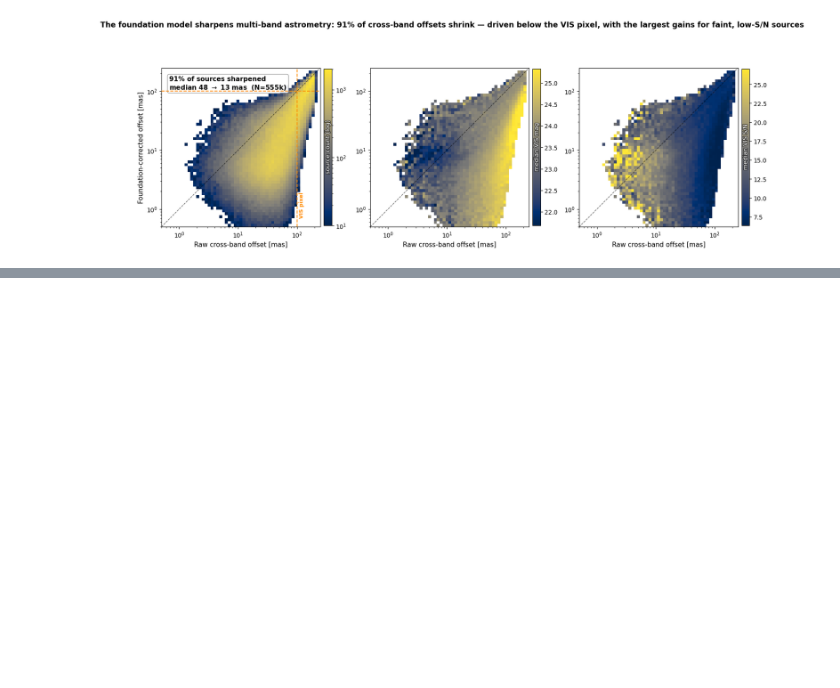
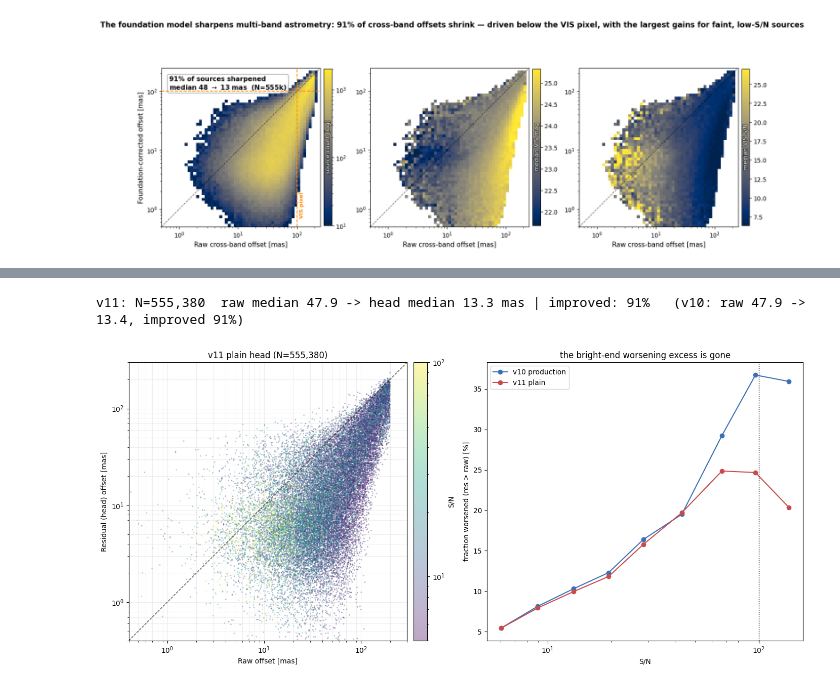
Before and after one commit to xoubish/JAISP, a Jupyter notebook: io/18_astrometry_raw_vs_residual.ipynb, the cells around one changed output, grey strips where cells are left out. Saved outputs shown, nothing was run; the diff lists cells and outputs as text; code cells hidden in the pictures; blank space fills up the shorter version.

Commit message:
astrometry with no issue

```diff
--- a/io/18_astrometry_raw_vs_residual.ipynb
+++ b/io/18_astrometry_raw_vs_residual.ipynb
@@ -186,0 +194,48 @@ saved io/_nb09_outputs/astrom_hist2d_compact.png
+# %%
+# ============ V11 ADDENDUM (2026-08-24) ============
+# Same raw-vs-residual view on the v11 archive (clamp-fixed foundation + plain retrained head,
+# io/23 final sections). Left: the v11 scatter — note the above-1:1 cloud at high S/N is gone.
+# Right: fraction worsened (res>raw) vs S/N for both archives; the v10 bright-end excess vanishes.
+CACHE11 = REPO/'models/checkpoints/latent_position_v11_q1_plain/anchors_centernet_v11plain.npz'
+d11 = np.load(CACHE11, allow_pickle=True)
+raw11=[]; res11=[]; snr11=[]
+for b in BANDS:
+    rr=np.asarray(d11[f'{b}_raw'])*1000; hr=np.asarray(d11[f'{b}_head_resid'])*1000
+    raw11.append(np.hypot(rr[:,0],rr[:,1])); res11.append(np.hypot(hr[:,0],hr[:,1]))
+    snr11.append(np.asarray(d11[f'{b}_snr']))
+raw11=np.concatenate(raw11); res11=np.concatenate(res11); snr11=np.concatenate(snr11)
+ok=(raw11>0)&(res11>0)&np.isfinite(raw11)&np.isfinite(res11)&np.isfinite(snr11)&(snr11>0)
+raw11,res11,snr11=raw11[ok],res11[ok],snr11[ok]
+print(f'v11: N={len(raw11):,}  raw median {np.median(raw11):.1f} -> head median {np.median(res11):.1f} mas '
+      f'| improved: {(res11<raw11).mean():.0%}   (v10: raw {np.median(raw):.1f} -> {np.median(res):.1f}, '
+      f'improved {(res<raw).mean():.0%})')
+
+from matplotlib.colors import LogNorm
+rng11=np.random.default_rng(0)
+fig,axs=plt.subplots(1,2,figsize=(14.5,6.5))
+idx=rng11.choice(len(raw11), min(30000,len(raw11)), replace=False)
+o=np.argsort(snr11[idx])
+sc=axs[0].scatter(raw11[idx][o],res11[idx][o],c=snr11[idx][o],s=4,alpha=0.35,edgecolors='none',
+                  cmap='viridis',norm=LogNorm(vmin=5,vmax=100),rasterized=True)
+fig.colorbar(sc,ax=axs[0],fraction=0.046,pad=0.02).set_label('S/N')
+lim=[0.4,300]
+axs[0].plot(lim,lim,'k--',lw=1,alpha=0.7)
+axs[0].set(xscale='log',yscale='log',xlim=lim,ylim=lim,xlabel='Raw offset [mas]',
+           ylabel='Residual (head) offset [mas]',title=f'v11 plain head (N={len(raw11):,})')
+axs[0].set_aspect('equal'); axs[0].grid(True,which='both',alpha=0.2)
+edges=np.geomspace(5,400,12)
+for tag,(r_,h_,s_),col in [('v10 production',(raw,res,snr),'#3b6fb6'),
+                            ('v11 plain',(raw11,res11,snr11),'#c84b4b')]:
+    sb=np.digitize(s_,edges)
+    fw=[( (h_[sb==i]>r_[sb==i]).mean(), np.median(s_[sb==i]) ) for i in range(1,len(edges)) if (sb==i).sum()>500]
+    axs[1].plot([x[1] for x in fw],[100*x[0] for x in fw],'o-',color=col,label=tag)
+axs[1].axvline(100,color='k',ls=':',lw=1)
+axs[1].set(xscale='log',xlabel='S/N',ylabel='fraction worsened (res > raw) [%]',
+           title='the bright-end worsening excess is gone')
+axs[1].legend()
+plt.tight_layout()
+fig.savefig(REPO/'io/_nb09_outputs/astrom_raw_vs_resid_v11.png',dpi=130,bbox_inches='tight')
+plt.show()
+# %% [output]
+v11: N=555,380  raw median 47.9 -> head median 13.3 mas | improved: 91%   (v10: raw 47.9 -> 13.4, improved 91%)
+[figure, added]
```
Also changed, not shown: parts of 2 cells of this notebook, 25 other files.
